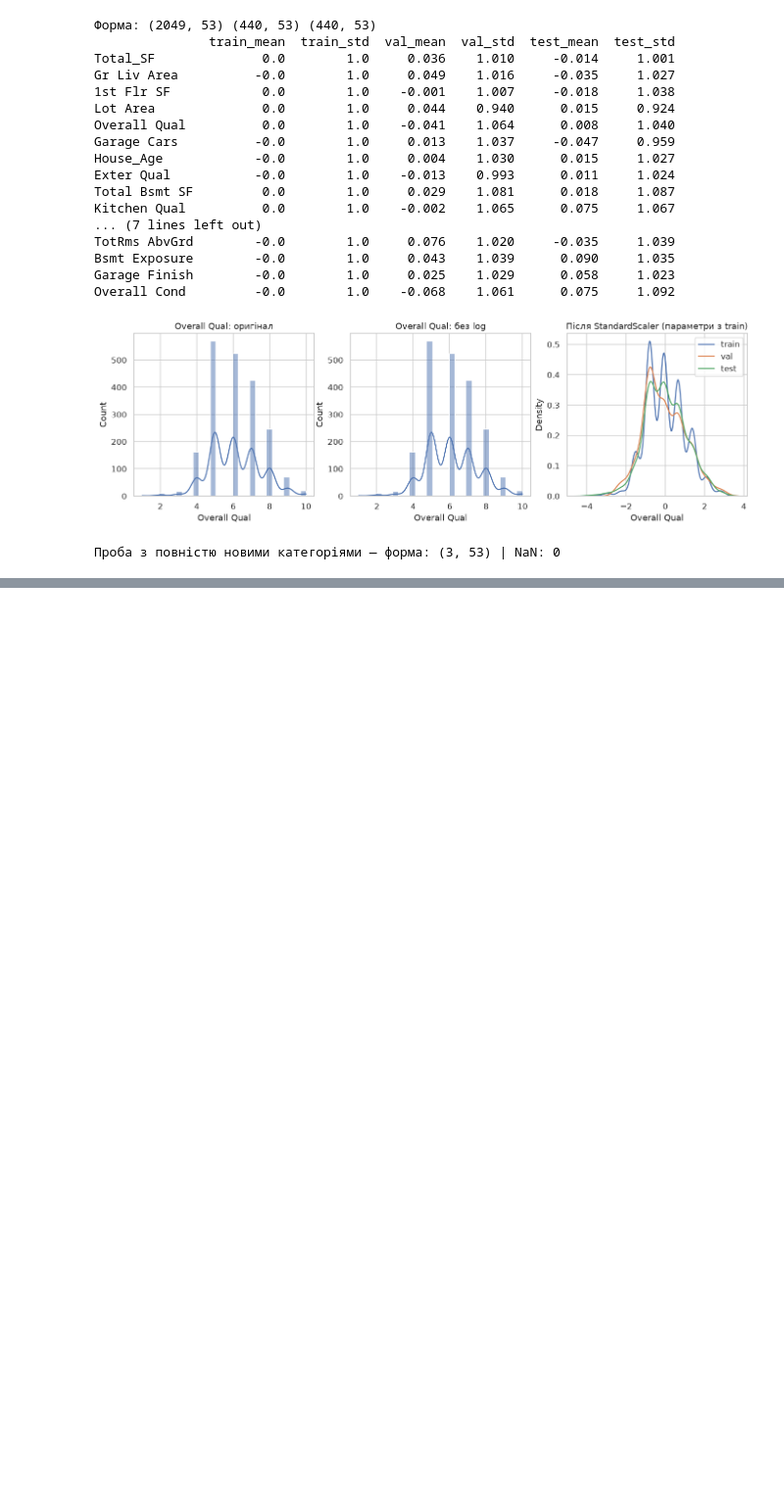
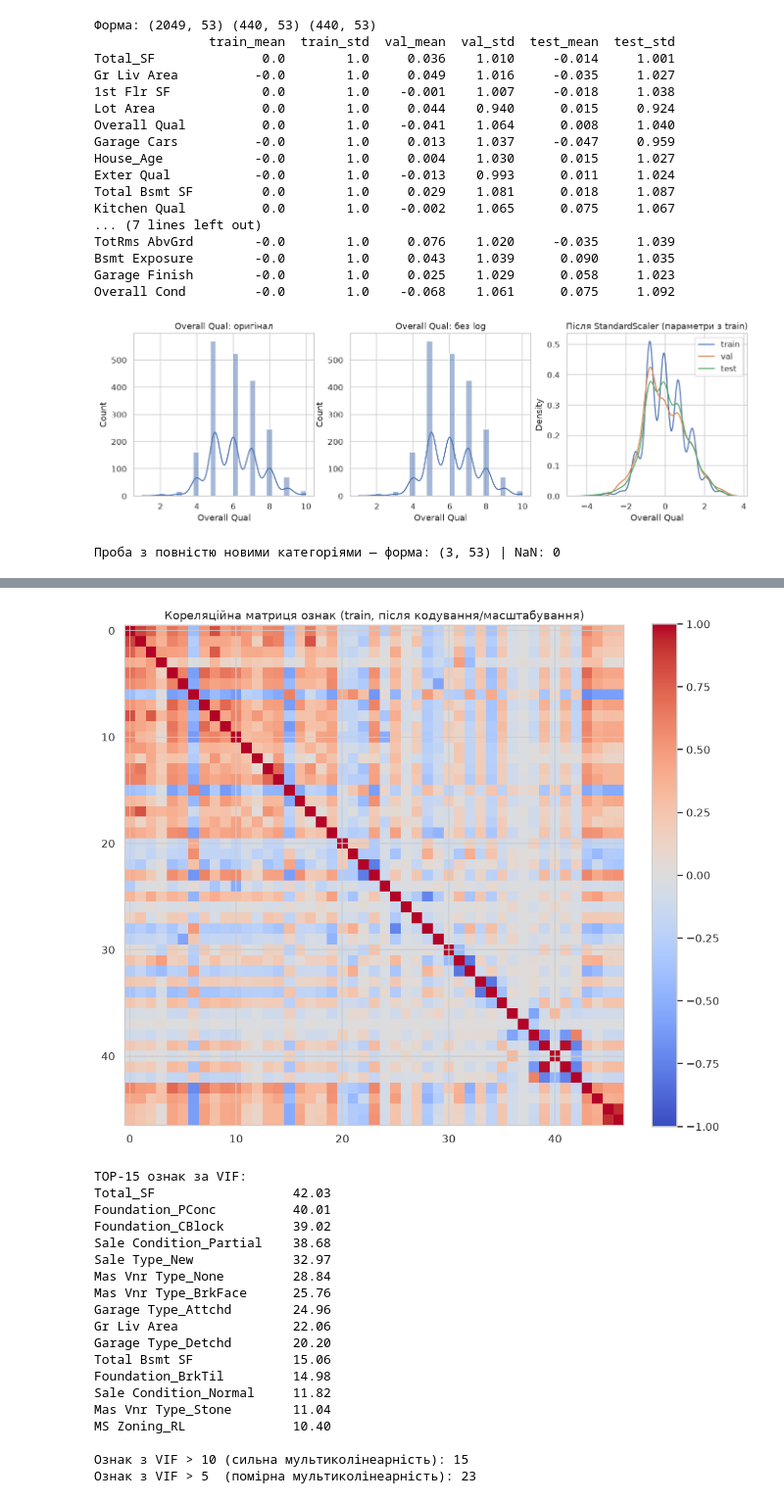
Before and after one commit to BohdanTielniy/ml-labs, a Jupyter notebook: lab1/LinearRegression.ipynb, the cells around one changed output, grey strips where cells are left out. Shown at 98% size. Saved outputs shown, nothing was run; the diff lists cells and outputs as text; code cells hidden in the pictures; blank space fills up the shorter version.

```diff
--- a/lab1/preprocessing.ipynb
+++ b/lab1/LinearRegression.ipynb
@@ -709,0 +1251,53 @@ Overall Cond         -0.0        1.0    -0.068    1.061      0.075     1.092
+# %%
+
+corr_matrix = Xtr_df.corr()
+fig, ax = plt.subplots(figsize=(9, 8))
+im = ax.imshow(corr_matrix, cmap="coolwarm", vmin=-1, vmax=1)
+ax.set_title("Кореляційна матриця ознак (train, після кодування/масштабування)")
+plt.colorbar(im, ax=ax, fraction=0.046)
+plt.tight_layout()
+plt.show()
+
+
+def compute_vif(X, cols):
+    # VIF_j = 1 / (1 - R2_j), де R2_j — якість передбачення ознаки j
+    # усіма ІНШИМИ ознаками (лінійна регресія ознаки-на-ознаки через lstsq).
+    # Великий VIF -> ознаку j можна майже точно відтворити з решти -> мультиколінеарність.
+    n_ = X.shape[0]
+    vifs = []
+    for j in range(X.shape[1]):
+        y_j = X[:, j]
+        X_other = np.delete(X, j, axis=1)
+        X_other = np.hstack([np.ones((n_, 1)), X_other])   # +інтерсепт для цієї допоміжної регресії
+        beta_j, *_ = np.linalg.lstsq(X_other, y_j, rcond=None)
+        r2_j = r2_manual(y_j, X_other @ beta_j)
+        vifs.append(np.inf if r2_j >= 0.999999 else 1 / (1 - r2_j))
+    return pd.Series(vifs, index=cols).sort_values(ascending=False)
+
+
+vif_series = compute_vif(X_tr, FEATURES)
+print("TOP-15 ознак за VIF:")
+print(vif_series.head(15).round(2).to_string())
+print(f"\nОзнак з VIF > 10 (сильна мультиколінеарність): {int((vif_series > 10).sum())}")
+print(f"Ознак з VIF > 5  (помірна мультиколінеарність): {int((vif_series > 5).sum())}")
+# %% [output]
+[figure, added]
+TOP-15 ознак за VIF:
+Total_SF                  42.03
+Foundation_PConc          40.01
+Foundation_CBlock         39.02
+Sale Condition_Partial    38.68
+Sale Type_New             32.97
+Mas Vnr Type_None         28.84
+Mas Vnr Type_BrkFace      25.76
+Garage Type_Attchd        24.96
+Gr Liv Area               22.06
+Garage Type_Detchd        20.20
+Total Bsmt SF             15.06
+Foundation_BrkTil         14.98
+Sale Condition_Normal     11.82
+Mas Vnr Type_Stone        11.04
+MS Zoning_RL              10.40
+
+Ознак з VIF > 10 (сильна мультиколінеарність): 15
+Ознак з VIF > 5  (помірна мультиколінеарність): 23
```
Also changed, not shown: parts of 38 cells of this notebook.
